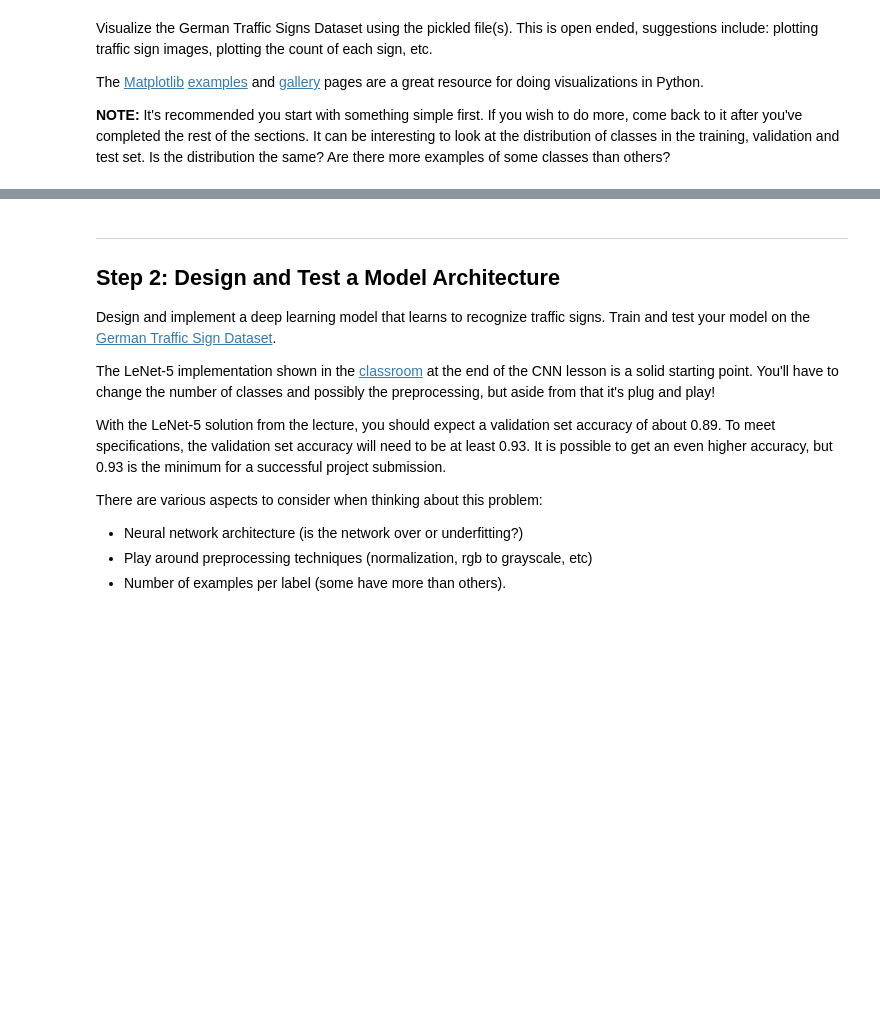
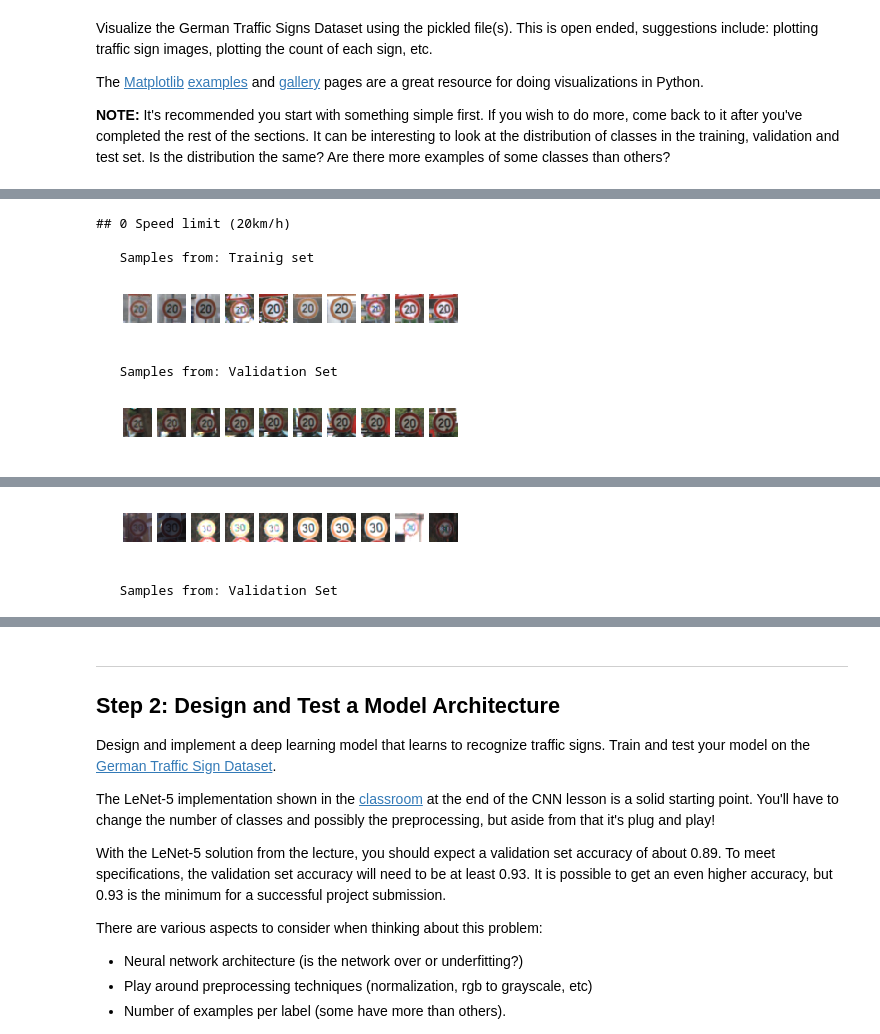
Before and after one commit to Nazanin1369/TrafficSignsClassifier, a Jupyter notebook: Traffic_Sign_Classifier.ipynb, the cells around one changed output, grey strips where cells are left out. Drawn from its saved outputs; the diff is of its cells as text; code cells hidden in the pictures; blank space fills up the shorter version.

```diff
--- a/Traffic_Sign_Classifier.ipynb
+++ b/Traffic_Sign_Classifier.ipynb
@@ -104,0 +171,78 @@ import matplotlib.pyplot as plt
+# %%
+def getAllTrafficSignsLabels():
+    '''
+    Reads signames csv file and extracts all
+    signs labels
+    '''
+    labels = {}
+    with open("signnames.csv", "r") as f:
+        f.readline()
+        for line in f:
+            tokens = line.split(',')
+            labels[int(tokens[0])] = tokens[1].strip()
+    return labels
+
+
+
+def generateSamples(x, y, r):
+    '''
+    Generates random samples from
+    training and validation sets
+    '''
+    samples = {};
+    for idx,y in enumerate(y):
+        if y not in samples:
+            samples[y] = []
+
+        if len(samples[y]) < 10:
+            if(random.random()< r):
+                samples[y].append(x[idx])
+    return samples
+
+
+def drawCell(gs, samples, key, vis_type):
+    '''
+    Draws each image cell in GridSpec 1 by 2
+    '''
+    idx = 0
+    gs0 = gridspec.GridSpecFromSubplotSpec(1, 10, subplot_spec=gs)
+    print('   Samples from: {}'.format(vis_type))
+    for cell in gs0:
+        plt.subplot(cell)
+        plt.imshow(samples[key][idx])
+        if idx < 20:
+            idx = idx + 1
+        plt.axis('off')
+    plt.show()
+
+
+def visualizeSamples(samples, v_samples):
+    '''
+    Visualizes random samples from chosen sets
+    '''
+    for key in samples:
+        print()
+        print('## ' + str(key)+' '+labels[key])
+        print()
+
+        gs = gridspec.GridSpec(2, 1)
+
+        drawCell(gs[0], samples, key, 'Trainig set')
+        drawCell(gs[1], v_samples, key, 'Validation Set')
+
+
+
+
+labels = getAllTrafficSignsLabels()
+
+trainlabelText =  [*map(lambda y: labels[y],y_train.tolist())]
+validlabelText =  [*map(lambda y: labels[y],y_valid.tolist())]
+
+visualizeSamples(generateSamples(X_train, y_train, 0.1), generateSamples(X_valid, y_valid, 0.4))
+# %% [output]
+## 0 Speed limit (20km/h)
+
+   Samples from: Trainig set
+[figure, added]
+   Samples from: Validation Set
+[figure, added]
@@ -104,0 +252,2 @@ import matplotlib.pyplot as plt
+[figure, added]
+   Samples from: Validation Set
```
Also changed, not shown: parts of 8 cells of this notebook, 1 other file.
